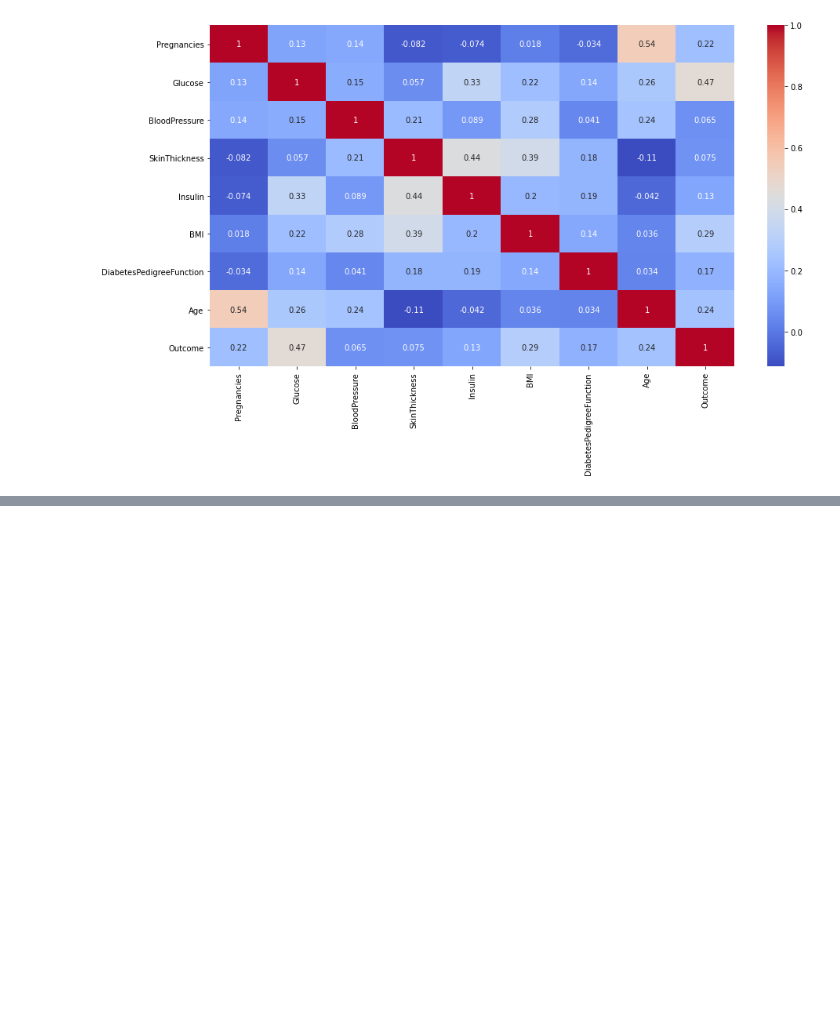
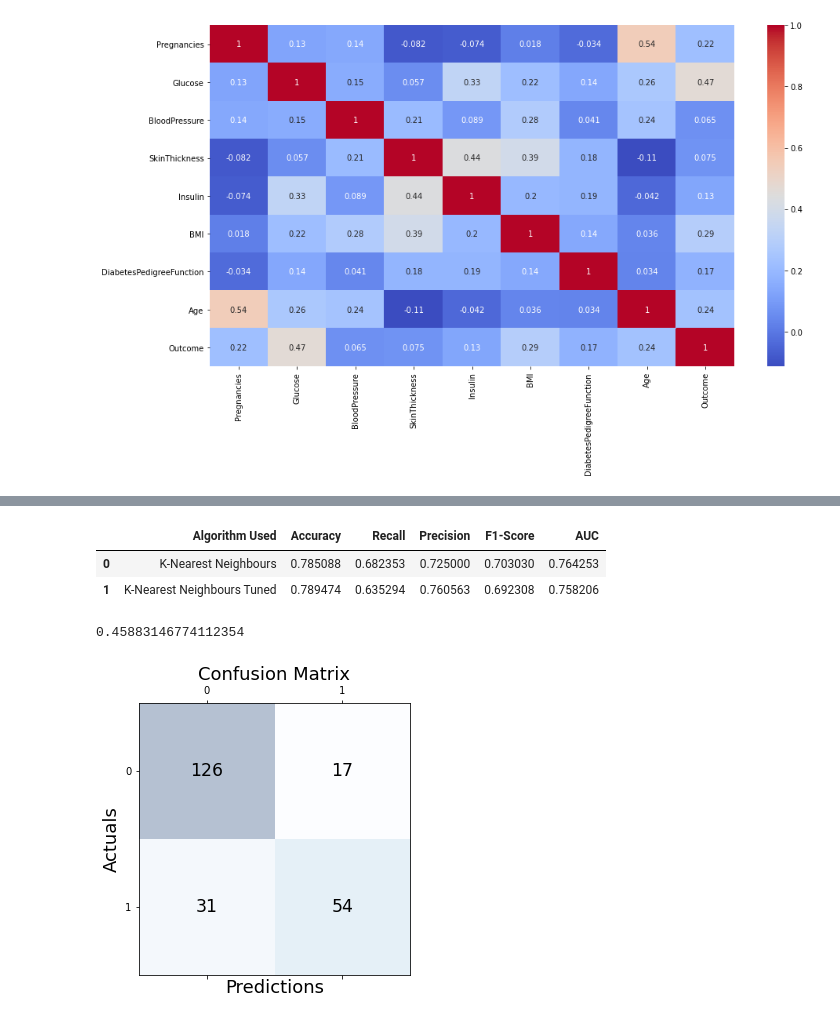
Before and after one commit to Rawanawh/Classification, a Jupyter notebook: DiabetesClassification.ipynb, the cells around one changed output, grey strips where cells are left out. Saved outputs shown, nothing was run; the diff lists cells and outputs as text; code cells hidden in the pictures; blank space fills up the shorter version.

```diff
--- a/DiabetesClassification.ipynb
+++ b/DiabetesClassification.ipynb
@@ -216,0 +382,4 @@ sns.pairplot(df)
+# %%
+sc_X = StandardScaler()
+X_train = sc_X.fit_transform(X_train)
+X_test = sc_X.transform(X_test)
@@ -216,0 +397,4 @@ sns.pairplot(df)
+# %%
+knn = KNeighborsClassifier(n_neighbors=13,p=2,metric='euclidean')
+knn.fit(X_train, y_train)
+y_pred = knn.predict(X_test)
@@ -216,0 +411,6 @@ sns.pairplot(df)
+# %%
+#Used GridSearch to find the best parameter
+parameters = {"n_neighbors": range(1, 50),'weights': ('uniform', 'distance'),'metric':('manhattan','euclidean','minkowski')}
+gridsearch = GridSearchCV(KNeighborsClassifier(), parameters)
+gridsearch.fit(X_train, y_train)
+gridsearch.best_params_
@@ -216,0 +419,4 @@ sns.pairplot(df)
+# %%
+knn = KNeighborsClassifier(n_neighbors=24,p=2,weights='distance')
+knn.fit(X_train, y_train)
+y_pred = knn.predict(X_test)
@@ -216,0 +434,29 @@ sns.pairplot(df)
+# %%
+result2 = {'Algorithm Used':'K-Nearest Neighbours Tuned ', 'Accuracy':accuracy_score(y_test, y_pred), 'Recall':recall_score(y_test, y_pred), 'Precision':precision_score(y_test, y_pred),
+          'F1-Score':f1_score(y_test, y_pred), 'AUC':roc_auc_score(y_test, y_pred)}
+results=results.append(result2, ignore_index = True)
+results
+# %% [output]
+|  | Algorithm Used | Accuracy | Recall | Precision | F1-Score | AUC |
+| 0 | K-Nearest Neighbours | 0.785088 | 0.682353 | 0.725000 | 0.703030 | 0.764253 |
+| 1 | K-Nearest Neighbours Tuned | 0.789474 | 0.635294 | 0.760563 | 0.692308 | 0.758206 |
+# %%
+mse = mean_squared_error(y_test, y_pred)
+rmse = sqrt(mse)
+rmse
+# %% [output]
+0.45883146774112354
+# %%
+conf_matrix = confusion_matrix(y_true=y_test, y_pred=y_pred)
+# Print the confusion matrix using Matplotlib
+fig, ax = plt.subplots(figsize=(5, 5))
+ax.matshow(conf_matrix, cmap=plt.cm.Blues, alpha=0.3)
+for i in range(conf_matrix.shape[0]):
+    for j in range(conf_matrix.shape[1]):
+        ax.text(x=j, y=i,s=conf_matrix[i, j], va='center', ha='center', size='xx-large')
+plt.xlabel('Predictions', fontsize=18)
+plt.ylabel('Actuals', fontsize=18)
+plt.title('Confusion Matrix', fontsize=18)
+plt.show()
+# %% [output]
+[figure, added]
```
Also changed, not shown: parts of 139 cells of this notebook.
